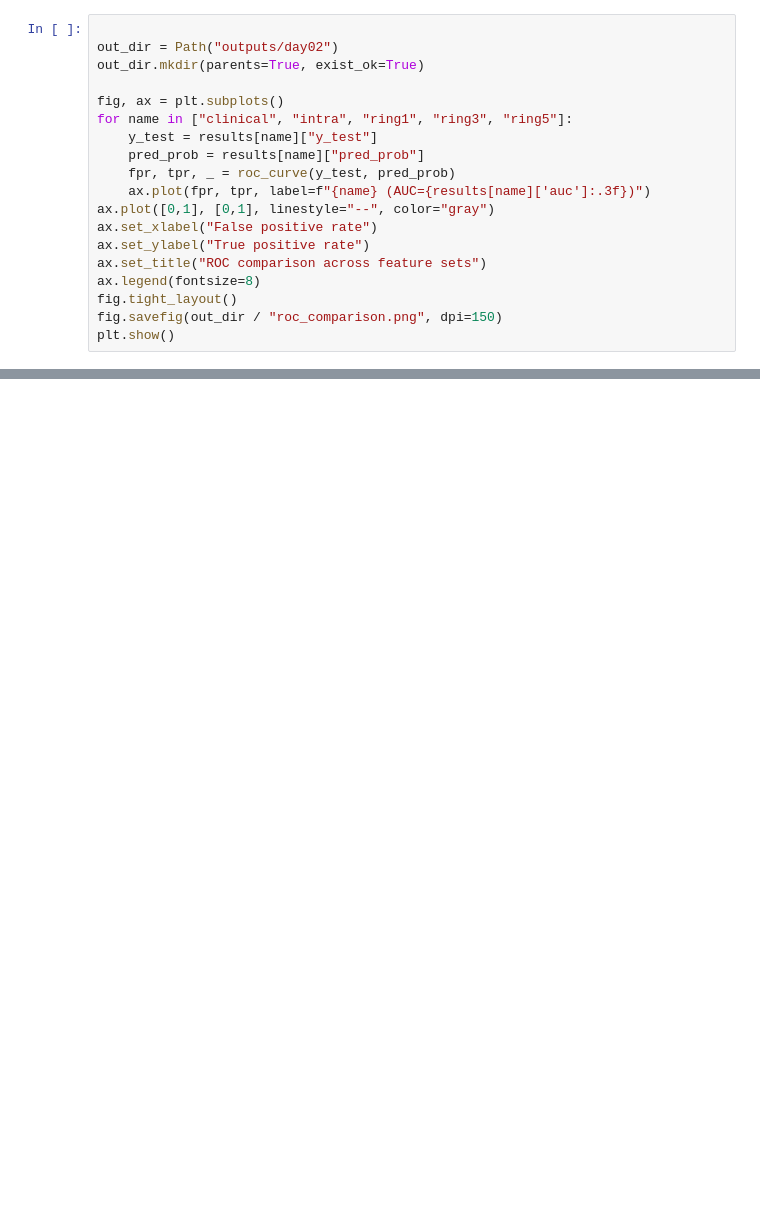
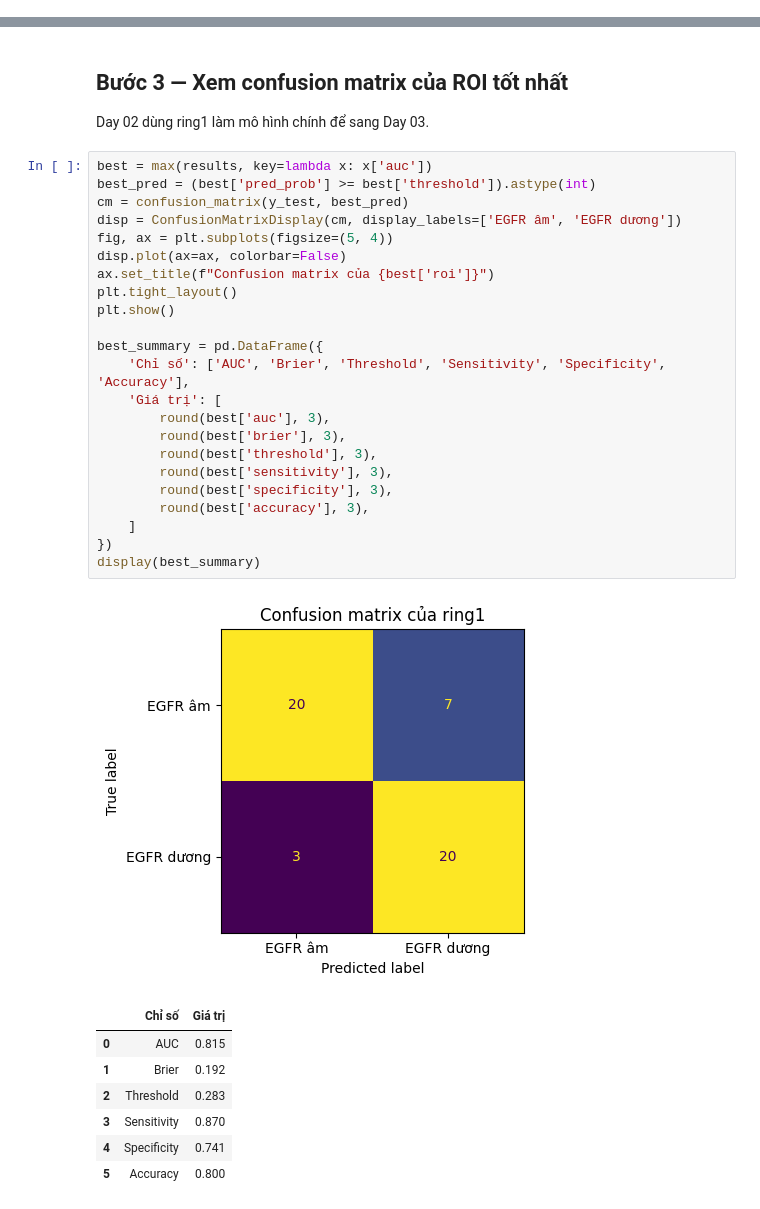
Before and after one commit to ketnoimaytinh797-dotcom/EGFR-Radiomics-MiniBootcamp, a Jupyter notebook: book/day02.ipynb, the cells around one changed output, grey strips where cells are left out. Cells and saved outputs as stored; diff of their text form; blank space fills up the shorter version.

```diff
--- a/book/day02.ipynb
+++ b/book/day02.ipynb
@@ -162,19 +85,0 @@ Mục tiêu của hình này là nhìn nhanh ROI nào đang tách nhóm tốt h
-# %%
-
-out_dir = Path("outputs/day02")
-out_dir.mkdir(parents=True, exist_ok=True)
-
-fig, ax = plt.subplots()
-for name in ["clinical", "intra", "ring1", "ring3", "ring5"]:
-    y_test = results[name]["y_test"]
-    pred_prob = results[name]["pred_prob"]
-    fpr, tpr, _ = roc_curve(y_test, pred_prob)
-    ax.plot(fpr, tpr, label=f"{name} (AUC={results[name]['auc']:.3f})")
-ax.plot([0,1], [0,1], linestyle="--", color="gray")
-ax.set_xlabel("False positive rate")
-ax.set_ylabel("True positive rate")
-ax.set_title("ROC comparison across feature sets")
-ax.legend(fontsize=8)
-fig.tight_layout()
-fig.savefig(out_dir / "roc_comparison.png", dpi=150)
-plt.show()
@@ -216,0 +146,36 @@ Day 03 sẽ trả lời câu hỏi quan trọng hơn: kết quả của Day 02 c
+# %% [markdown]
+## Bước 3 — Xem confusion matrix của ROI tốt nhất
+
+Day 02 dùng ring1 làm mô hình chính để sang Day 03.
+# %%
+best = max(results, key=lambda x: x['auc'])
+best_pred = (best['pred_prob'] >= best['threshold']).astype(int)
+cm = confusion_matrix(y_test, best_pred)
+disp = ConfusionMatrixDisplay(cm, display_labels=['EGFR âm', 'EGFR dương'])
+fig, ax = plt.subplots(figsize=(5, 4))
+disp.plot(ax=ax, colorbar=False)
+ax.set_title(f"Confusion matrix của {best['roi']}")
+plt.tight_layout()
+plt.show()
+
+best_summary = pd.DataFrame({
+    'Chỉ số': ['AUC', 'Brier', 'Threshold', 'Sensitivity', 'Specificity', 'Accuracy'],
+    'Giá trị': [
+        round(best['auc'], 3),
+        round(best['brier'], 3),
+        round(best['threshold'], 3),
+        round(best['sensitivity'], 3),
+        round(best['specificity'], 3),
+        round(best['accuracy'], 3),
+    ]
+})
+display(best_summary)
+# %% [output]
+[figure, added]
+|  | Chỉ số | Giá trị |
+| 0 | AUC | 0.815 |
+| 1 | Brier | 0.192 |
+| 2 | Threshold | 0.283 |
+| 3 | Sensitivity | 0.870 |
+| 4 | Specificity | 0.741 |
+| 5 | Accuracy | 0.800 |
```
Also changed, not shown: parts of 23 cells of this notebook, 51 other files.
